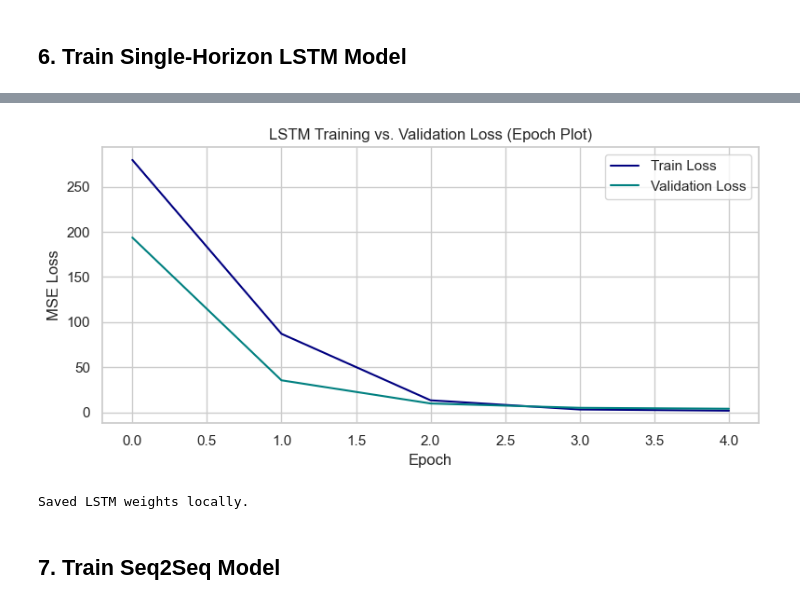
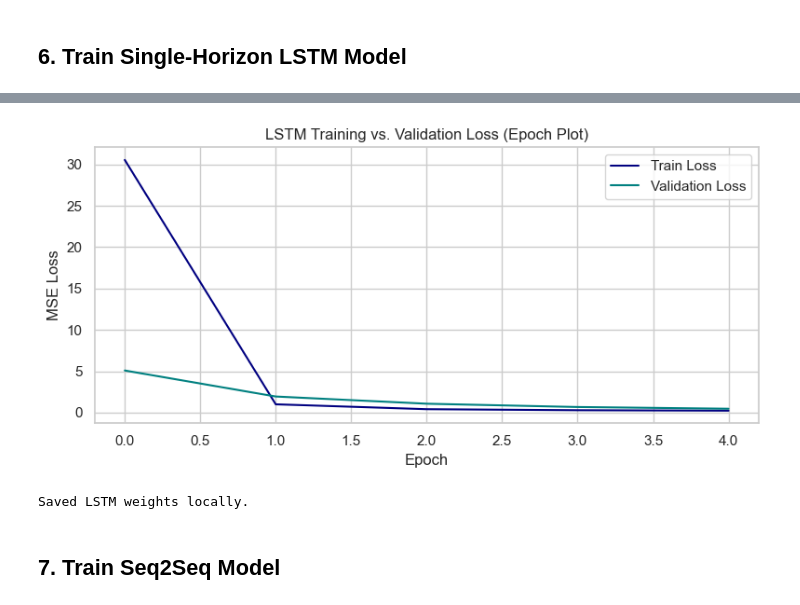
Before and after one commit to arakhajay/temprature_pred_project, a Jupyter notebook: approch_v5/Models_Training_v5.ipynb, the cells around one changed output, grey strips where cells are left out. Saved outputs shown, nothing was run; the diff lists cells and outputs as text; code cells hidden in the pictures.

```diff
--- a/approch_v5/Models_Training_v5.ipynb
+++ b/approch_v5/Models_Training_v5.ipynb
@@ -271,15 +284,13 @@ Fitted StandardScaler saved to approch_v5/models/v5/scaler_v5.pkl
 # %% [markdown]
 ## 6. Train Single-Horizon LSTM Model
 # %%
-# Downsample training set for faster execution (taking every 5th sample)
-X_train_ds = X_train_scaled[::5]
-y_train_ds = y_train[::5]
+# Downsample training set indices for faster execution (taking every 5th sample)
+train_indices = np.arange(0, len(X_train_scaled) - 10 - 15 + 1, 5)
+train_dataset = TimeSeriesDataset(X_train_scaled, y_train, window_size=10, horizon=15, indices=train_indices)
+val_dataset = TimeSeriesDataset(X_val_scaled, y_val, window_size=10, horizon=15)
 
-train_dataset = AlarmDataset(X_train_ds, y_train_ds, seq_len=1)
-val_dataset = AlarmDataset(X_val_scaled, y_val, seq_len=1)
-
-train_loader = DataLoader(train_dataset, batch_size=4096, shuffle=True)
-val_loader = DataLoader(val_dataset, batch_size=4096, shuffle=False)
+train_loader = DataLoader(train_dataset, batch_size=512, shuffle=True)
+val_loader = DataLoader(val_dataset, batch_size=512, shuffle=False)
 
 lstm_model = LSTMRegressor(input_dim=len(selected_features))
 print("Training LSTM Regressor...")
@@ -313,4 +324,4 @@ Training LSTM Regressor...
-[figure, old version]
+[figure, new version]
 Saved LSTM weights locally.
 # %% [markdown]
 ## 7. Train Seq2Seq Model
```
Also changed, not shown: parts of 3 cells of this notebook, 20 other files.
